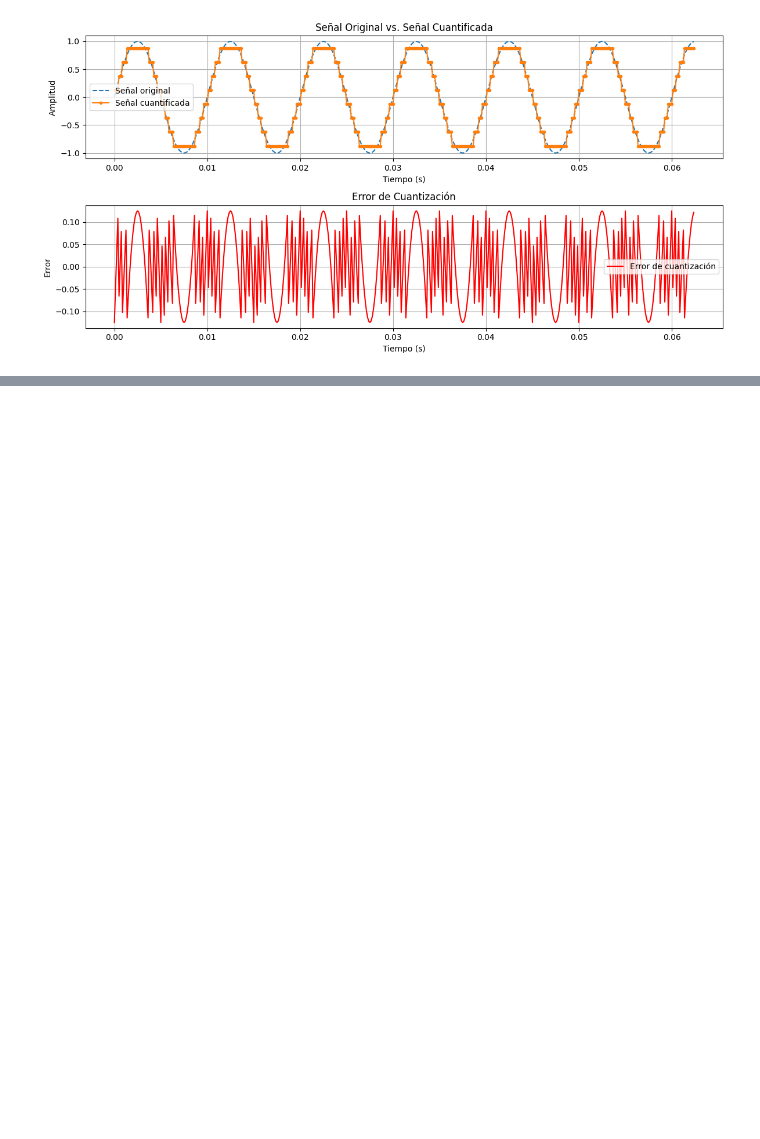
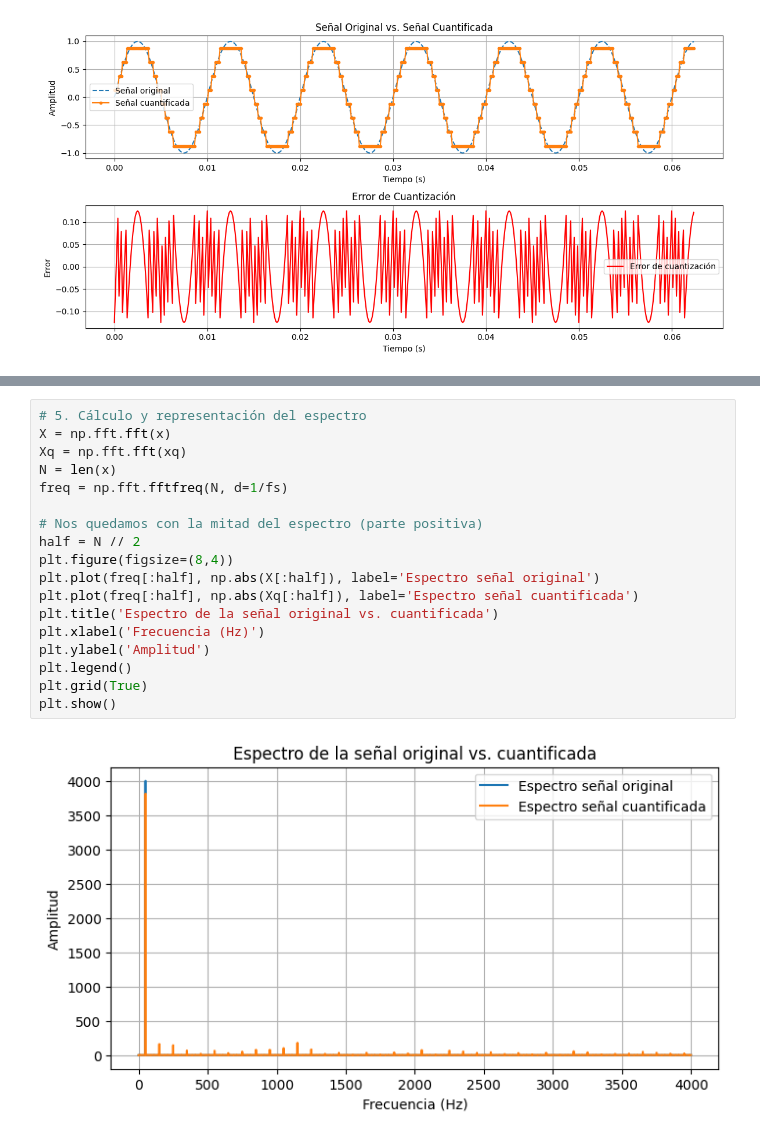
Before and after one commit to DANIABLO-cyber/TDS, a Jupyter notebook: P1_SCA.ipynb, the cells around one changed output, grey strips where cells are left out. Cells and saved outputs as stored; diff of their text form; blank space fills up the shorter version.

```diff
--- a/P1_SCA.ipynb
+++ b/P1_SCA.ipynb
@@ -182,0 +293,20 @@ Reproduciendo señal cuantificada - Midtread...
+# %%
+# 5. Cálculo y representación del espectro
+X = np.fft.fft(x)
+Xq = np.fft.fft(xq)
+N = len(x)
+freq = np.fft.fftfreq(N, d=1/fs)
+
+# Nos quedamos con la mitad del espectro (parte positiva)
+half = N // 2
+plt.figure(figsize=(8,4))
+plt.plot(freq[:half], np.abs(X[:half]), label='Espectro señal original')
+plt.plot(freq[:half], np.abs(Xq[:half]), label='Espectro señal cuantificada')
+plt.title('Espectro de la señal original vs. cuantificada')
+plt.xlabel('Frecuencia (Hz)')
+plt.ylabel('Amplitud')
+plt.legend()
+plt.grid(True)
+plt.show()
+# %% [output]
+[figure, added]
```
Also changed, not shown: parts of 10 cells of this notebook.
